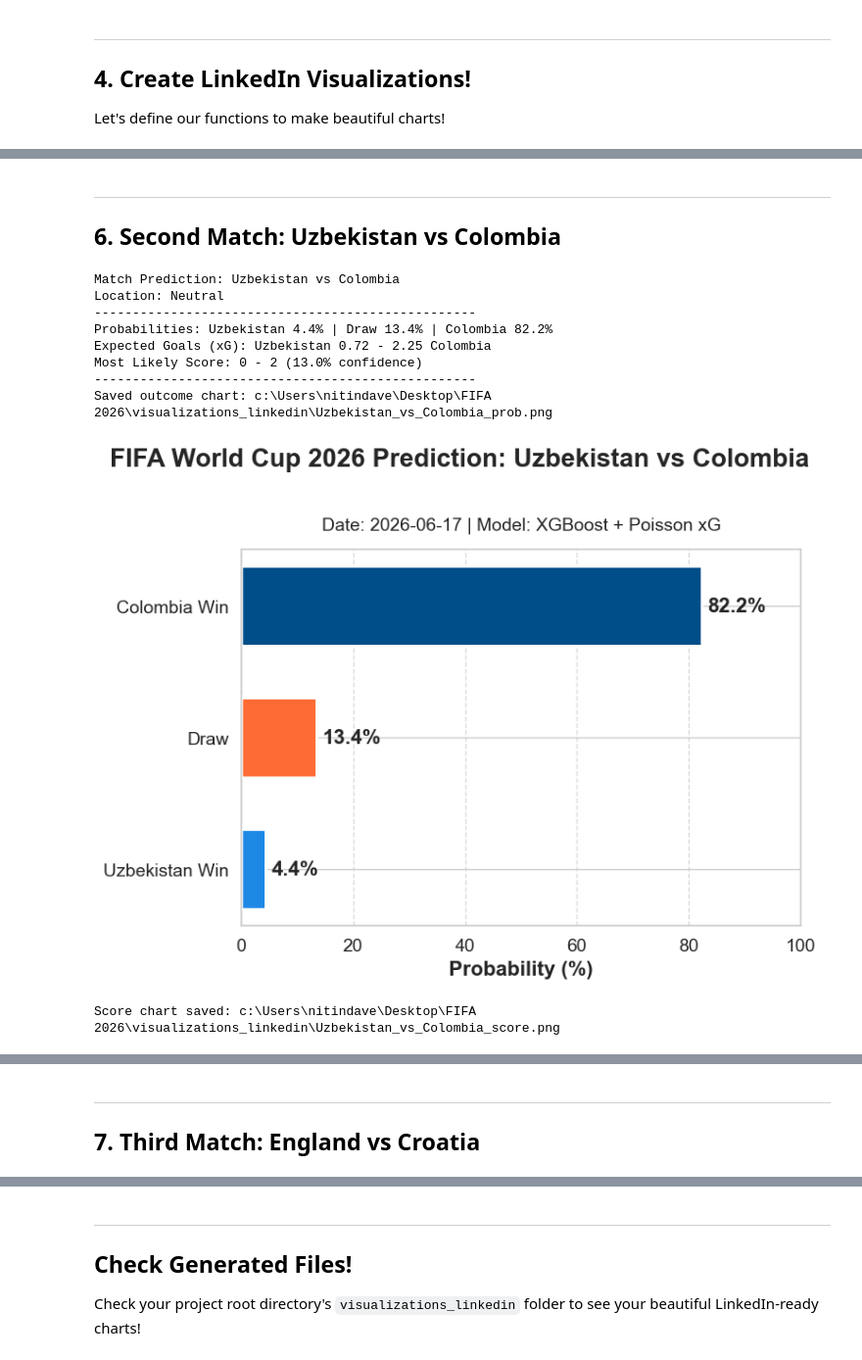
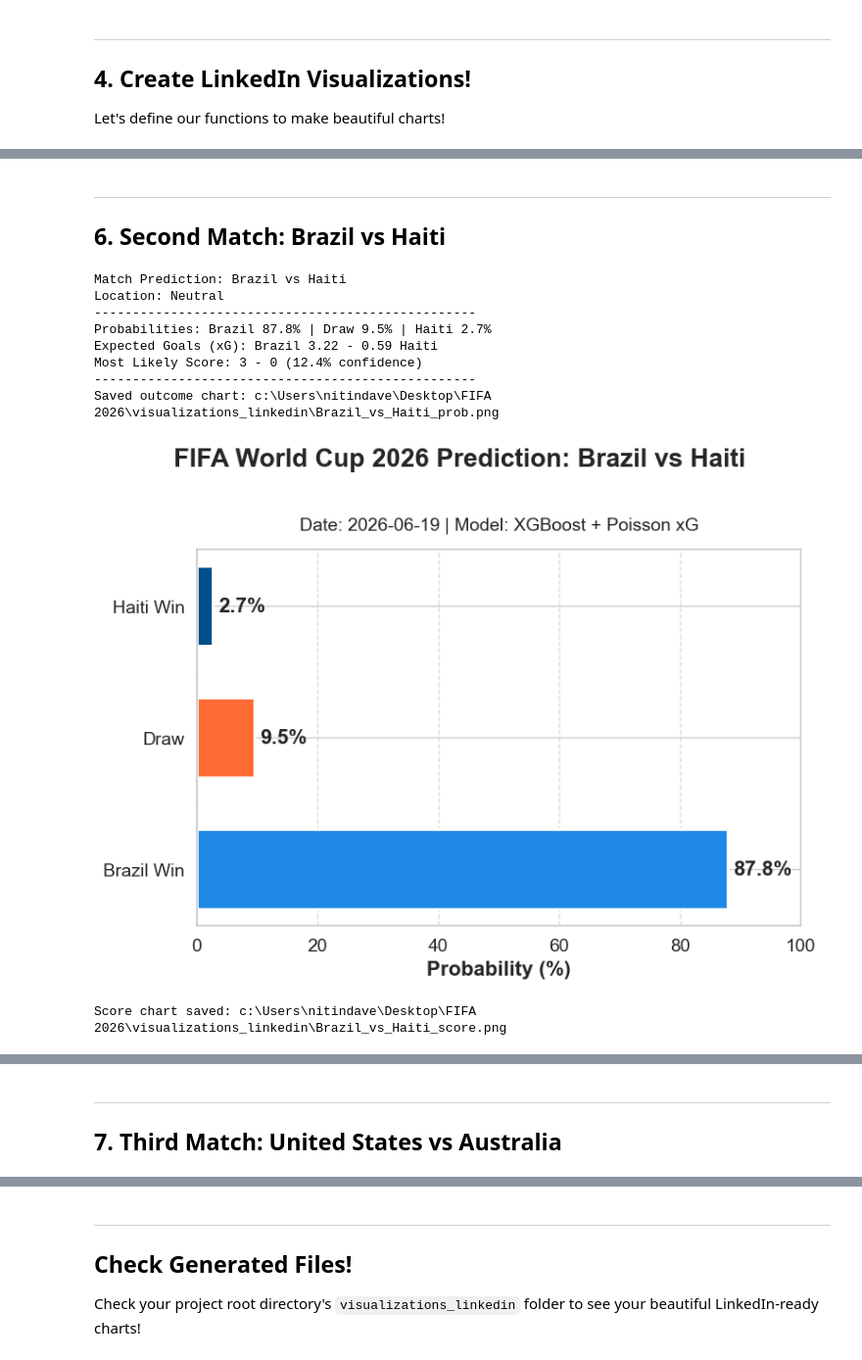
Before and after one commit to nitindavegit/FIFA-2026-Predictions, a Jupyter notebook: notebooks/04_LinkedIn_Presentation.ipynb, the cells around one changed output, grey strips where cells are left out. Shown at 98% size. Drawn from its saved outputs; the diff is of its cells as text; code cells hidden in the pictures.

```diff
--- a/notebooks/04_LinkedIn_Presentation.ipynb
+++ b/notebooks/04_LinkedIn_Presentation.ipynb
@@ -86,7 +86,7 @@ matches[['home_team', 'away_team', 'tournament']]
 
 Let's define our functions to make beautiful charts!
 # %%
-def generate_outcome_chart(home_team, away_team, probs, date_str="2026-06-17"):
+def generate_outcome_chart(home_team, away_team, probs, date_str="2026-06-19"):
     fig, ax = plt.subplots(figsize=FIGSIZE, dpi=DPI)
 
     colors = ["#1E88E5", "#FF6B35", "#004E89"]
@@ -119,7 +119,7 @@ def generate_outcome_chart(home_team, away_team, probs, date_str="2026-06-17"):
     plt.show()
     plt.close(fig)
 # %%
-def generate_score_heatmap(home_team, away_team, home_xg, away_xg, date_str="2026-06-17"):
+def generate_score_heatmap(home_team, away_team, home_xg, away_xg, date_str="2026-06-19"):
     fig, (ax_heatmap, ax_summary) = plt.subplots(ncols=2, figsize=FIGSIZE, dpi=DPI, gridspec_kw={'width_ratios': [3, 1]})
 
     max_goals=5
@@ -176,7 +176,7 @@ def generate_score_heatmap(home_team, away_team, home_xg, away_xg, date_str="202
 # %%
-pred = predict_match("Portugal", "DR Congo")
+pred = predict_match("Scotland", "Morocco")
 if pred:
     probs, (home_xg, away_xg) = pred['probs'], pred['xg']
-    generate_outcome_chart("Portugal", "DR Congo", probs)
-    generate_score_heatmap("Portugal", "DR Congo", home_xg, away_xg)
+    generate_outcome_chart("Scotland", "Morocco", probs)
+    generate_score_heatmap("Scotland", "Morocco", home_xg, away_xg)
 # %% [output]
@@ -194,20 +194,20 @@ Score chart saved: c:\Users\nitindave\Desktop\FIFA 2026\visualizations_linkedin\
 # %% [markdown]
 ---
-## 6. Second Match: Uzbekistan vs Colombia
+## 6. Second Match: Brazil vs Haiti
 # %%
-pred = predict_match("Uzbekistan", "Colombia")
+pred = predict_match("Brazil", "Haiti")
 if pred:
     probs, (home_xg, away_xg) = pred['probs'], pred['xg']
-    generate_outcome_chart("Uzbekistan", "Colombia", probs)
-    generate_score_heatmap("Uzbekistan", "Colombia", home_xg, away_xg)
+    generate_outcome_chart("Brazil", "Haiti", probs)
+    generate_score_heatmap("Brazil", "Haiti", home_xg, away_xg)
 # %% [output]
-Match Prediction: Uzbekistan vs Colombia
+Match Prediction: Brazil vs Haiti
 Location: Neutral
 --------------------------------------------------
-Probabilities: Uzbekistan 4.4% | Draw 13.4% | Colombia 82.2%
-Expected Goals (xG): Uzbekistan 0.72 - 2.25 Colombia
-Most Likely Score: 0 - 2 (13.0% confidence)
+Probabilities: Brazil 87.8% | Draw 9.5% | Haiti 2.7%
+Expected Goals (xG): Brazil 3.22 - 0.59 Haiti
+Most Likely Score: 3 - 0 (12.4% confidence)
 --------------------------------------------------
-Saved outcome chart: c:\Users\nitindave\Desktop\FIFA 2026\visualizations_linkedin\Uzbekistan_vs_Colombia_prob.png
+Saved outcome chart: c:\Users\nitindave\Desktop\FIFA 2026\visualizations_linkedin\Brazil_vs_Haiti_prob.png
-[figure, old version]
+[figure, new version]
-Score chart saved: c:\Users\nitindave\Desktop\FIFA 2026\visualizations_linkedin\Uzbekistan_vs_Colombia_score.png
+Score chart saved: c:\Users\nitindave\Desktop\FIFA 2026\visualizations_linkedin\Brazil_vs_Haiti_score.png
@@ -215,3 +215,3 @@ Score chart saved: c:\Users\nitindave\Desktop\FIFA 2026\visualizations_linkedin\
 # %% [markdown]
 ---
-## 7. Third Match: England vs Croatia
+## 7. Third Match: United States vs Australia
```
Also changed, not shown: parts of 9 cells of this notebook.
